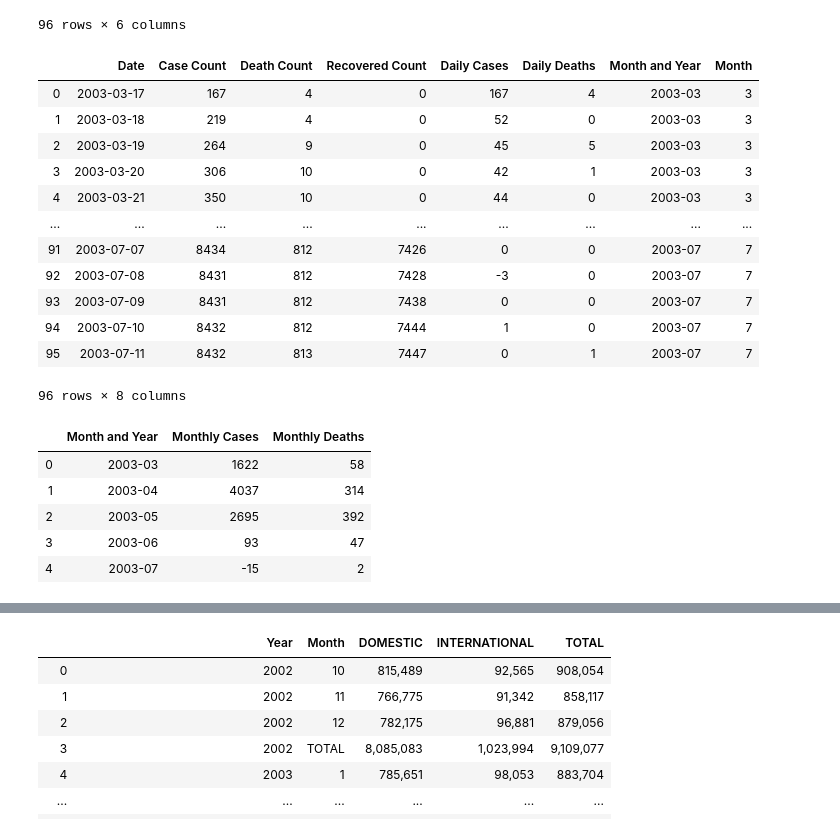
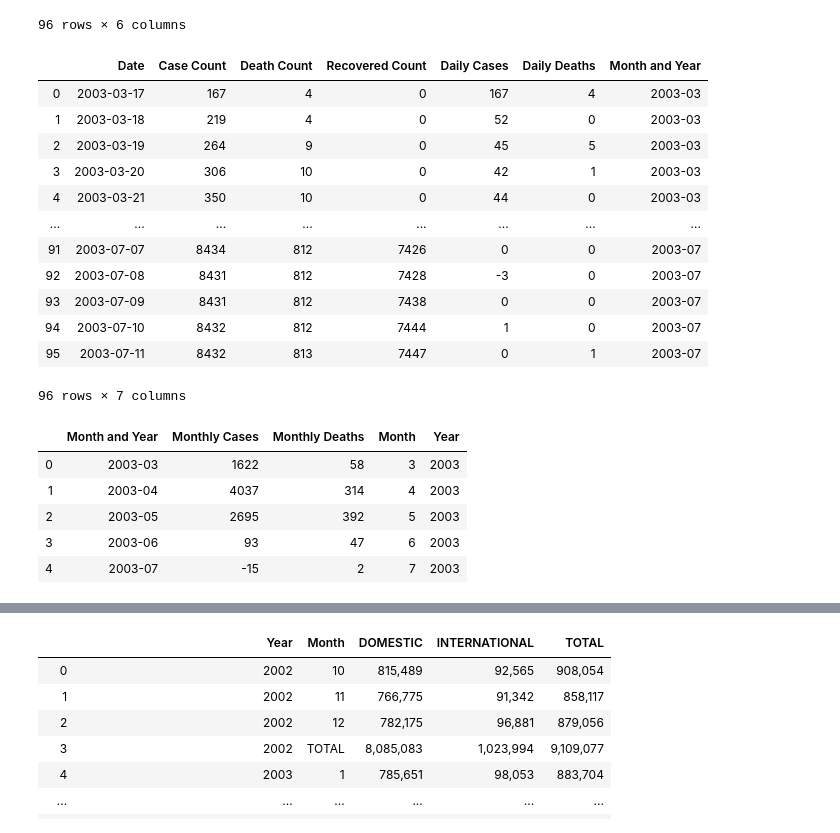
Before and after one commit to vbhakta27/group3, a Jupyter notebook: SARS.ipynb, the cells around one changed output, grey strips where cells are left out. Saved outputs shown, nothing was run; the diff lists cells and outputs as text; code cells hidden in the pictures.

Commit message:
updated SARS and clean up files

```diff
--- a/SARS.ipynb
+++ b/SARS.ipynb
@@ -18,7 +18,7 @@ import gmaps
 from r_api import g_key
 # %%
 # Create a reference the CSV file desired
-SARS_csv = "../group3/sars_2003_complete_dataset_clean.csv"
+SARS_csv = "../group3/SARS_data/sars_2003_complete_dataset_clean.csv"
 
 # Read the CSV into a Pandas DataFrame
 SARS_df = pd.read_csv(SARS_csv)
@@ -234,23 +234,22 @@ SARS_summary
 96 rows × 6 columns
 # %%
 SARS_summary['Month and Year'] = pd.to_datetime(SARS_summary['Date']).dt.to_period('M')
-SARS_summary['Month'] = pd.DatetimeIndex(SARS_summary['Date']).month
 
 SARS_summary
 # %% [output]
-|  | Date | Case Count | Death Count | Recovered Count | Daily Cases | Daily Deaths | Month and Year | Month |
-| 0 | 2003-03-17 | 167 | 4 | 0 | 167 | 4 | 2003-03 | 3 |
-| 1 | 2003-03-18 | 219 | 4 | 0 | 52 | 0 | 2003-03 | 3 |
-| 2 | 2003-03-19 | 264 | 9 | 0 | 45 | 5 | 2003-03 | 3 |
-| 3 | 2003-03-20 | 306 | 10 | 0 | 42 | 1 | 2003-03 | 3 |
-| 4 | 2003-03-21 | 350 | 10 | 0 | 44 | 0 | 2003-03 | 3 |
-| ... | ... | ... | ... | ... | ... | ... | ... | ... |
-| 91 | 2003-07-07 | 8434 | 812 | 7426 | 0 | 0 | 2003-07 | 7 |
-| 92 | 2003-07-08 | 8431 | 812 | 7428 | -3 | 0 | 2003-07 | 7 |
-| 93 | 2003-07-09 | 8431 | 812 | 7438 | 0 | 0 | 2003-07 | 7 |
-| 94 | 2003-07-10 | 8432 | 812 | 7444 | 1 | 0 | 2003-07 | 7 |
-| 95 | 2003-07-11 | 8432 | 813 | 7447 | 0 | 1 | 2003-07 | 7 |
+|  | Date | Case Count | Death Count | Recovered Count | Daily Cases | Daily Deaths | Month and Year |
+| 0 | 2003-03-17 | 167 | 4 | 0 | 167 | 4 | 2003-03 |
+| 1 | 2003-03-18 | 219 | 4 | 0 | 52 | 0 | 2003-03 |
+| 2 | 2003-03-19 | 264 | 9 | 0 | 45 | 5 | 2003-03 |
+| 3 | 2003-03-20 | 306 | 10 | 0 | 42 | 1 | 2003-03 |
+| 4 | 2003-03-21 | 350 | 10 | 0 | 44 | 0 | 2003-03 |
+| ... | ... | ... | ... | ... | ... | ... | ... |
+| 91 | 2003-07-07 | 8434 | 812 | 7426 | 0 | 0 | 2003-07 |
+| 92 | 2003-07-08 | 8431 | 812 | 7428 | -3 | 0 | 2003-07 |
+| 93 | 2003-07-09 | 8431 | 812 | 7438 | 0 | 0 | 2003-07 |
+| 94 | 2003-07-10 | 8432 | 812 | 7444 | 1 | 0 | 2003-07 |
+| 95 | 2003-07-11 | 8432 | 813 | 7447 | 0 | 1 | 2003-07 |
-96 rows × 8 columns
+96 rows × 7 columns
 # %%
 monthly_grouping = SARS_summary.groupby('Month and Year')
 monthly_grouping = monthly_grouping.sum()
@@ -261,13 +260,15 @@ monthly_sars_summary = pd.DataFrame({'Monthly Cases': monthly_grouping['Daily Ca
                                      })
 
 monthly_sars_summary = monthly_sars_summary.reset_index()
+monthly_sars_summary['Month'] = monthly_sars_summary['Month and Year'].dt.month
+monthly_sars_summary['Year'] = monthly_sars_summary['Month and Year'].dt.year
 
 monthly_sars_summary
 # %% [output]
-|  | Month and Year | Monthly Cases | Monthly Deaths |
-| 0 | 2003-03 | 1622 | 58 |
-| 1 | 2003-04 | 4037 | 314 |
-| 2 | 2003-05 | 2695 | 392 |
-| 3 | 2003-06 | 93 | 47 |
-| 4 | 2003-07 | -15 | 2 |
+|  | Month and Year | Monthly Cases | Monthly Deaths | Month | Year |
+| 0 | 2003-03 | 1622 | 58 | 3 | 2003 |
+| 1 | 2003-04 | 4037 | 314 | 4 | 2003 |
+| 2 | 2003-05 | 2695 | 392 | 5 | 2003 |
+| 3 | 2003-06 | 93 | 47 | 6 | 2003 |
+| 4 | 2003-07 | -15 | 2 | 7 | 2003 |
 # %%
```
Also changed, not shown: parts of 4 cells of this notebook, 4 other files.
